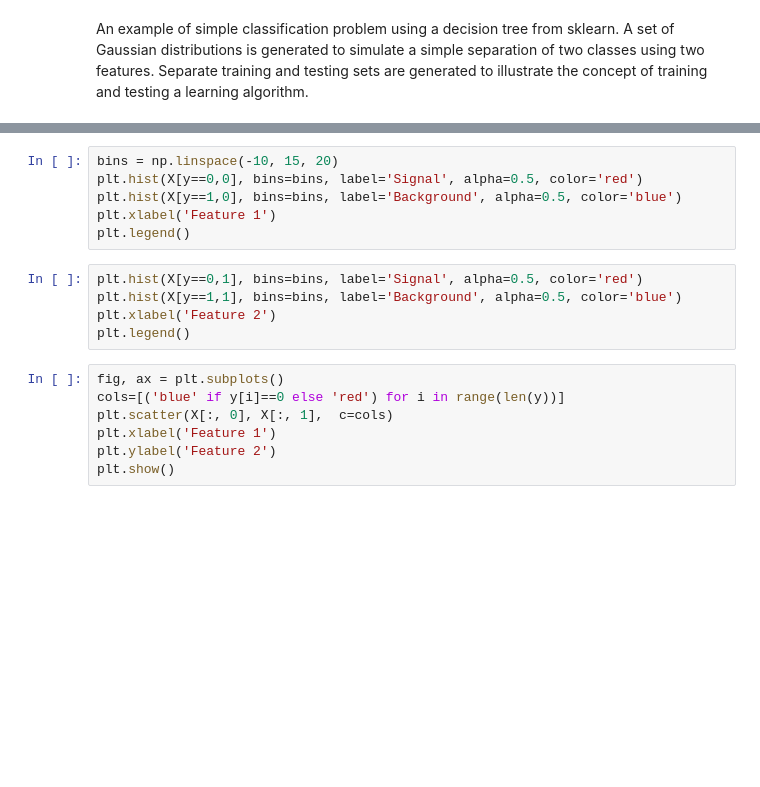
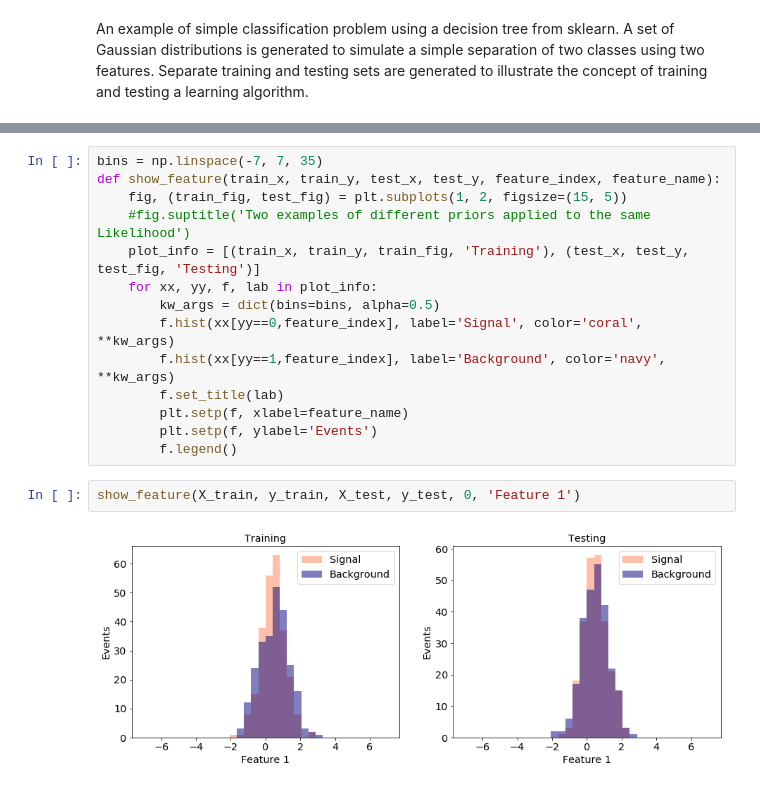
Before and after one commit to giacomo-artoni/cmpp, a Jupyter notebook: Lecture3-Classification/Classification -1 Easy classify.ipynb, the cells around one changed output, grey strips where cells are left out. Cells and saved outputs as stored; diff of their text form; blank space fills up the shorter version.

```diff
--- a/Lecture3-Classification/Classification -1 Easy classify.ipynb
+++ b/Lecture3-Classification/Classification -1 Easy classify.ipynb
@@ -44,18 +37,18 @@ Xt, yt = make_classification(n_samples=500, n_features=2,
-# %%
-bins = np.linspace(-10, 15, 20)
-plt.hist(X[y==0,0], bins=bins, label='Signal', alpha=0.5, color='red')
-plt.hist(X[y==1,0], bins=bins, label='Background', alpha=0.5, color='blue')
-plt.xlabel('Feature 1')
-plt.legend()
-# %%
-plt.hist(X[y==0,1], bins=bins, label='Signal', alpha=0.5, color='red')
-plt.hist(X[y==1,1], bins=bins, label='Background', alpha=0.5, color='blue')
-plt.xlabel('Feature 2')
-plt.legend()
-# %%
-fig, ax = plt.subplots()
-cols=[('blue' if y[i]==0 else 'red') for i in range(len(y))]
-plt.scatter(X[:, 0], X[:, 1],  c=cols)
-plt.xlabel('Feature 1')
-plt.ylabel('Feature 2')
-plt.show()
+# %%
+bins = np.linspace(-7, 7, 35)
+def show_feature(train_x, train_y, test_x, test_y, feature_index, feature_name):
+    fig, (train_fig, test_fig) = plt.subplots(1, 2, figsize=(15, 5))
+    #fig.suptitle('Two examples of different priors applied to the same Likelihood')
+    plot_info = [(train_x, train_y, train_fig, 'Training'), (test_x, test_y, test_fig, 'Testing')]
+    for xx, yy, f, lab in plot_info:
+        kw_args = dict(bins=bins, alpha=0.5)
+        f.hist(xx[yy==0,feature_index], label='Signal', color='coral', **kw_args)
+        f.hist(xx[yy==1,feature_index], label='Background', color='navy', **kw_args)
+        f.set_title(lab)
+        plt.setp(f, xlabel=feature_name)
+        plt.setp(f, ylabel='Events')
+        f.legend()
+# %%
+show_feature(X_train, y_train, X_test, y_test, 0, 'Feature 1')
+# %% [output]
+[figure, added]
```
Also changed, not shown: parts of 6 cells of this notebook, 2 other files.
